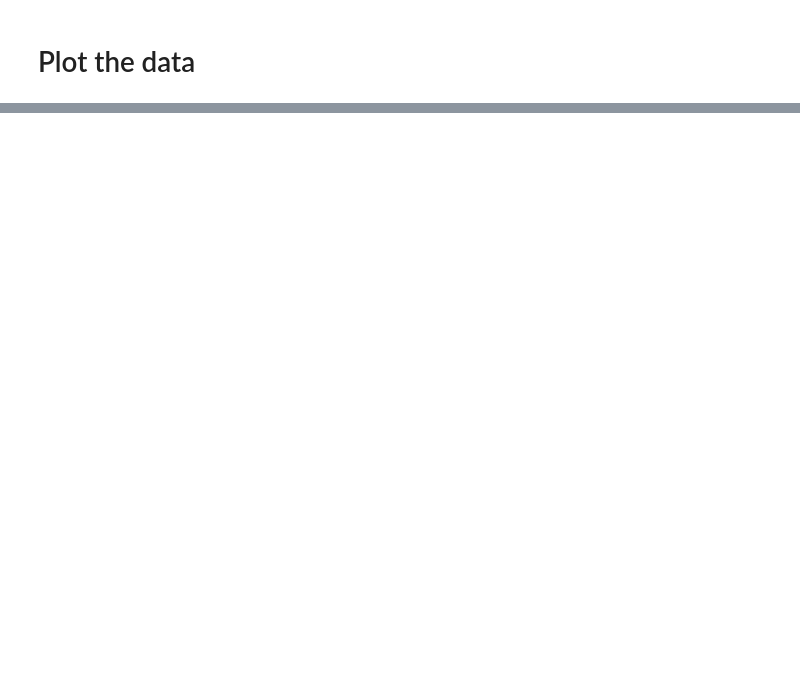
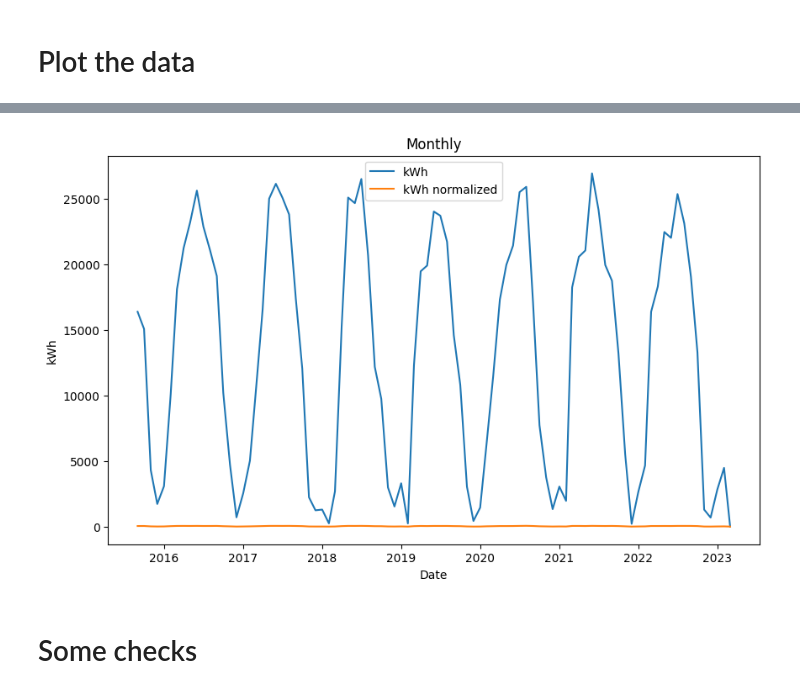
Before and after one commit to LorenNuyts/target_transformations, a Jupyter notebook: data/raw_data/solar_energy_production.ipynb, the cells around one changed output, grey strips where cells are left out. Cells and saved outputs as stored; diff of their text form; code cells hidden in the pictures; blank space fills up the shorter version.

```diff
--- a/data/raw_data/solar_energy_production.ipynb
+++ b/data/raw_data/solar_energy_production.ipynb
@@ -92,0 +126,16 @@ ValueError: label must be scalar or have the same length as the input data, but
+# %%
+monthly_kwh = monthly[['kWh']].loc[id_to_plot].squeeze()
+monthly_kwh_normalized = monthly_kwh/monthly[['daylight_hours']].loc[id_to_plot].squeeze()
+# %%
+plt.figure(figsize=(10,6))
+plt.plot(monthly_kwh, label='kWh')
+plt.plot(monthly_kwh_normalized, label='kWh normalized')
+plt.title('Monthly')
+plt.xlabel('Date')
+plt.ylabel('kWh')
+plt.legend()
+plt.show()
+# %% [output]
+[figure, added]
+# %% [markdown]
+# Some checks
```
Also changed, not shown: parts of 21 cells of this notebook, 10 other files.
